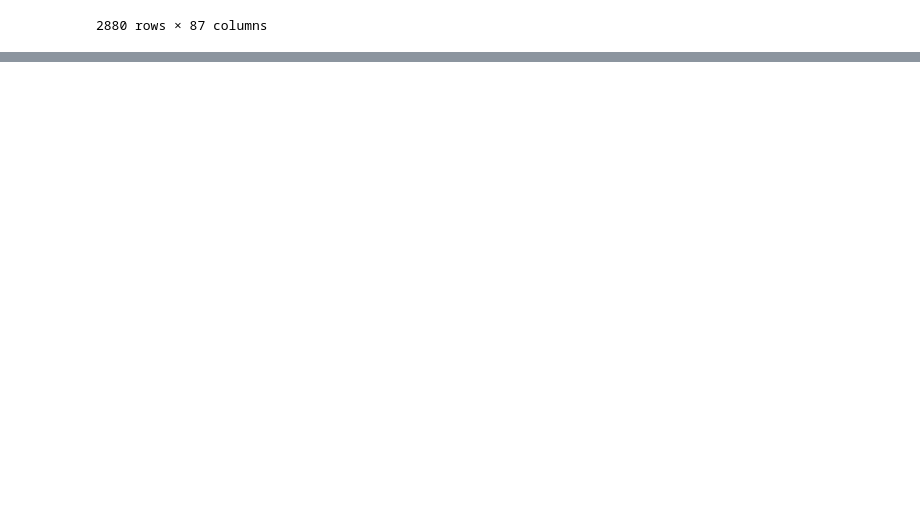
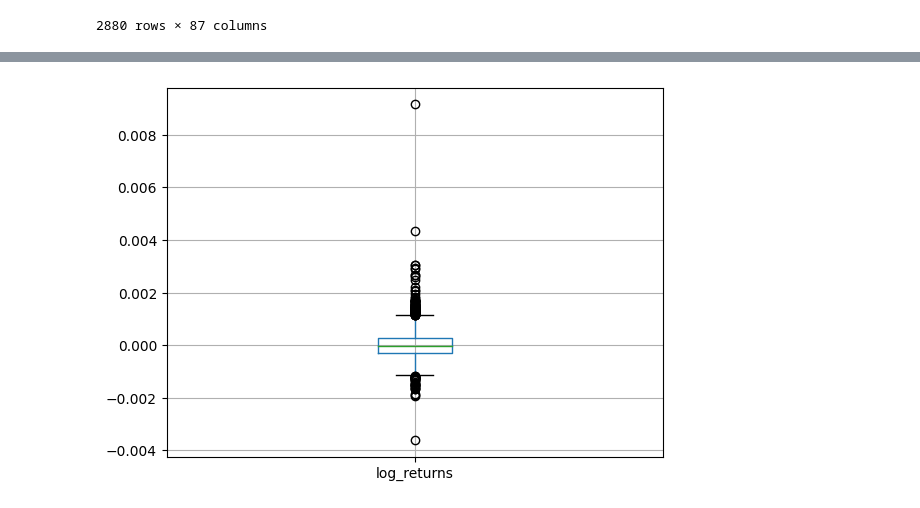
Before and after one commit to abefarkas/Thalassa_Regime_Classifier, a Jupyter notebook: Updated_Data.ipynb, the cells around one changed output, grey strips where cells are left out. Saved outputs shown, nothing was run; the diff lists cells and outputs as text; code cells hidden in the pictures; blank space fills up the shorter version.

```diff
--- a/Updated_Data.ipynb
+++ b/Updated_Data.ipynb
@@ -102,0 +177,4 @@ data
+# %%
+data[['log_returns']].boxplot();
+# %% [output]
+[figure, added]
```
Also changed, not shown: parts of 18 cells of this notebook.
